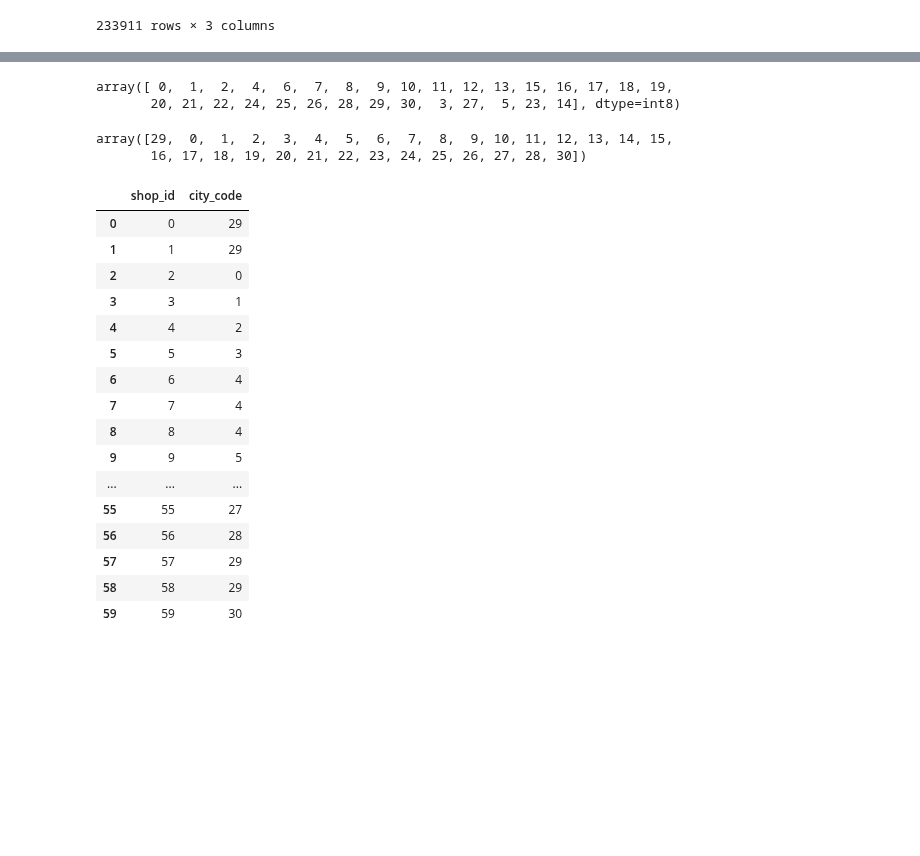
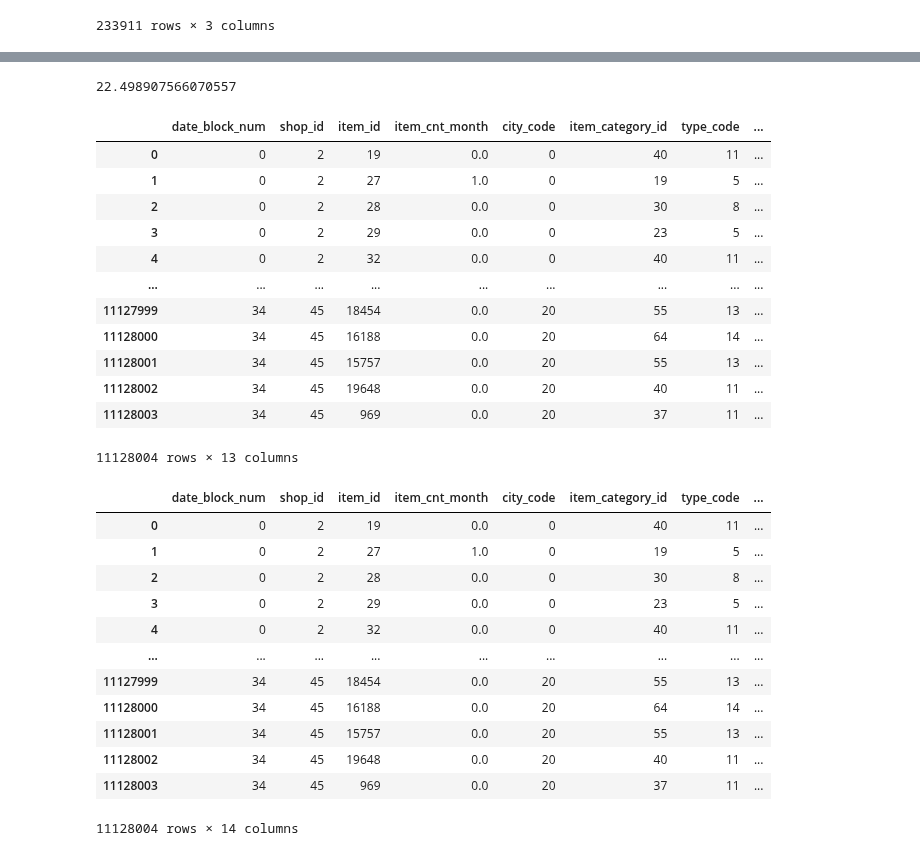
Before and after one commit to ducksfrogs/ma_kaggle, a Jupyter notebook: future_sales/feature_xgb.ipynb, the cells around one changed output, grey strips where cells are left out. Drawn from its saved outputs; the diff is of its cells as text; code cells hidden in the pictures; blank space fills up the shorter version.

```diff
--- a/future_sales/feature_xgb.ipynb
+++ b/future_sales/feature_xgb.ipynb
@@ -174,30 +175,32 @@ time.time() - ts
+# %%
+def lag_feature(df, lags, col):
+    tmp = df[['date_block_num', 'shop_id', 'item_id', col]]
+    for i in lags:
+        shifted = tmp.copy()
+        shifted.columns = ['date_block_num','shop_id', 'item_id', col+'_lag_'+str(i)]
+        shifted['date_block_num'] += i
+        df = pd.merge(df, shifted, on=['date_block_num', 'shop_id', 'item_id'], how='left')
+    return df
+
+
+ts = time.time()
+matrix = lag_feature(matrix, [1,2,3,6,12], 'item_cnt_month')
+time.time() - ts
+# %% [output]
+22.498907566070557
 # %%
-matrix['city_code'].unique()
+matrix
 # %% [output]
+|  | date_block_num | shop_id | item_id | item_cnt_month | city_code | item_category_id | type_code | ... |
+| 0 | 0 | 2 | 19 | 0.0 | 0 | 40 | 11 | ... |
+| 1 | 0 | 2 | 27 | 1.0 | 0 | 19 | 5 | ... |
+| 2 | 0 | 2 | 28 | 0.0 | 0 | 30 | 8 | ... |
+| 3 | 0 | 2 | 29 | 0.0 | 0 | 23 | 5 | ... |
+| 4 | 0 | 2 | 32 | 0.0 | 0 | 40 | 11 | ... |
+| ... | ... | ... | ... | ... | ... | ... | ... | ... |
+| 11127999 | 34 | 45 | 18454 | 0.0 | 20 | 55 | 13 | ... |
+| 11128000 | 34 | 45 | 16188 | 0.0 | 20 | 64 | 14 | ... |
+| 11128001 | 34 | 45 | 15757 | 0.0 | 20 | 55 | 13 | ... |
+| 11128002 | 34 | 45 | 19648 | 0.0 | 20 | 40 | 11 | ... |
+| 11128003 | 34 | 45 | 969 | 0.0 | 20 | 37 | 11 | ... |
-array([ 0,  1,  2,  4,  6,  7,  8,  9, 10, 11, 12, 13, 15, 16, 17, 18, 19,
-       20, 21, 22, 24, 25, 26, 28, 29, 30,  3, 27,  5, 23, 14], dtype=int8)
+11128004 rows × 13 columns
-# %%
-shops['city_code'].unique()
-# %% [output]
-array([29,  0,  1,  2,  3,  4,  5,  6,  7,  8,  9, 10, 11, 12, 13, 14, 15,
-       16, 17, 18, 19, 20, 21, 22, 23, 24, 25, 26, 27, 28, 30])
-# %%
-shops
-# %% [output]
-|  | shop_id | city_code |
-| 0 | 0 | 29 |
-| 1 | 1 | 29 |
-| 2 | 2 | 0 |
-| 3 | 3 | 1 |
-| 4 | 4 | 2 |
-| 5 | 5 | 3 |
-| 6 | 6 | 4 |
-| 7 | 7 | 4 |
-| 8 | 8 | 4 |
-| 9 | 9 | 5 |
-| ... | ... | ... |
-| 55 | 55 | 27 |
-| 56 | 56 | 28 |
-| 57 | 57 | 29 |
-| 58 | 58 | 29 |
-| 59 | 59 | 30 |
@@ -203,0 +216,16 @@ shops
+# %%
+matrix
+# %% [output]
+|  | date_block_num | shop_id | item_id | item_cnt_month | city_code | item_category_id | type_code | ... |
+| 0 | 0 | 2 | 19 | 0.0 | 0 | 40 | 11 | ... |
+| 1 | 0 | 2 | 27 | 1.0 | 0 | 19 | 5 | ... |
+| 2 | 0 | 2 | 28 | 0.0 | 0 | 30 | 8 | ... |
+| 3 | 0 | 2 | 29 | 0.0 | 0 | 23 | 5 | ... |
+| 4 | 0 | 2 | 32 | 0.0 | 0 | 40 | 11 | ... |
+| ... | ... | ... | ... | ... | ... | ... | ... | ... |
+| 11127999 | 34 | 45 | 18454 | 0.0 | 20 | 55 | 13 | ... |
+| 11128000 | 34 | 45 | 16188 | 0.0 | 20 | 64 | 14 | ... |
+| 11128001 | 34 | 45 | 15757 | 0.0 | 20 | 55 | 13 | ... |
+| 11128002 | 34 | 45 | 19648 | 0.0 | 20 | 40 | 11 | ... |
+| 11128003 | 34 | 45 | 969 | 0.0 | 20 | 37 | 11 | ... |
+11128004 rows × 14 columns
```
Also changed, not shown: parts of 7 cells of this notebook, 1 other file.
